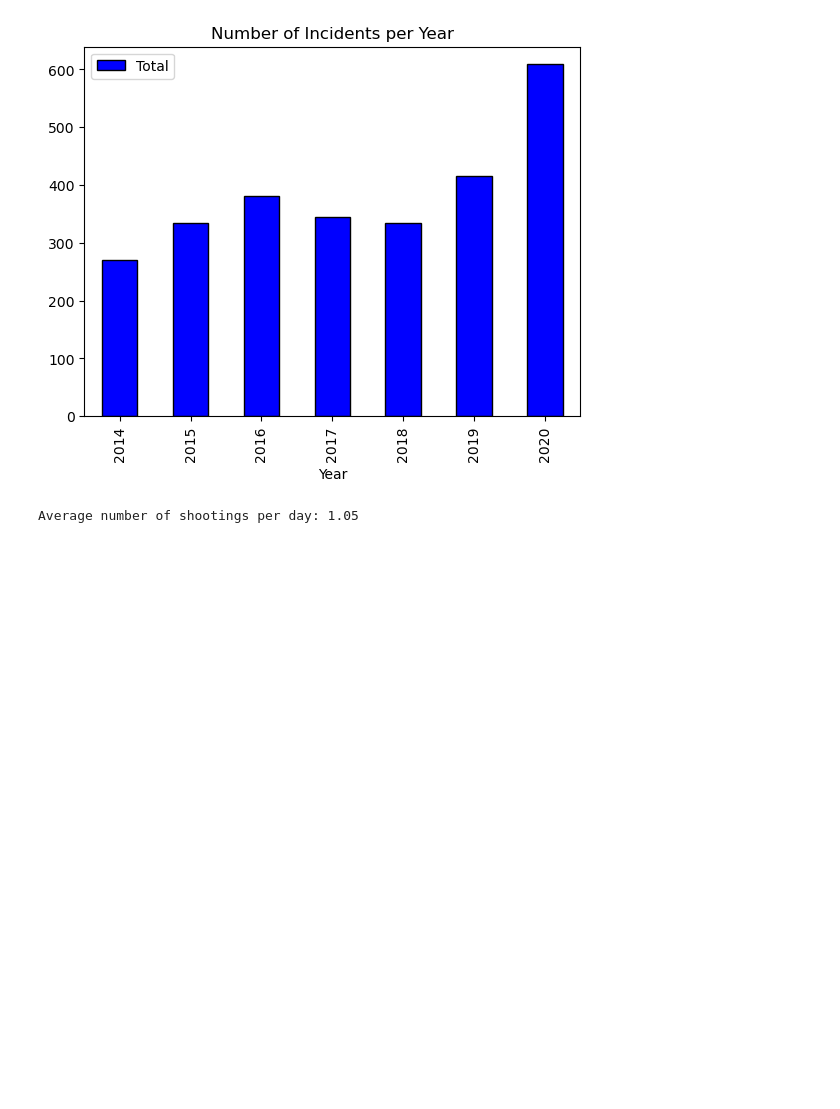
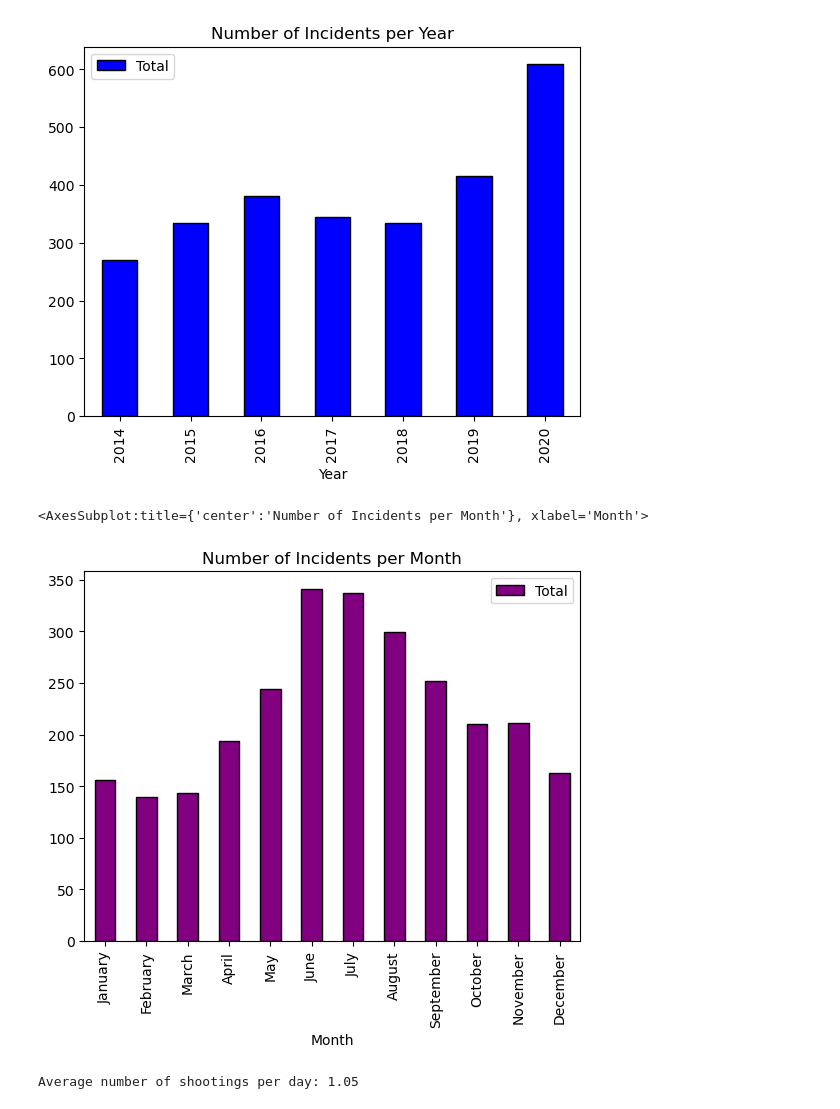
Before and after one commit to ubco-W2022T1-cosc301/project-group39, a Jupyter notebook: notebooks/analysis1.ipynb, the cells around one changed output. Saved outputs shown, nothing was run; the diff lists cells and outputs as text; code cells hidden in the pictures; blank space fills up the shorter version.

```diff
--- a/notebooks/analysis1.ipynb
+++ b/notebooks/analysis1.ipynb
@@ -73,6 +73,18 @@ df_year.plot(kind = 'bar', title = 'Number of Incidents per Year', facecolor = '
 # %% [output]
 <AxesSubplot:title={'center':'Number of Incidents per Year'}, xlabel='Year'>
 [figure]
+# %%
+df_month = df_cleaned.groupby('Month').count()
+df_month = df_month.drop('Year', axis=1)
+df_month = df_month.drop('State', axis=1)
+df_month = df_month.drop('City/County', axis=1)
+df_month = df_month.drop('Killed', axis=1)
+df_month = df_month.drop('Injured', axis=1)
+df_month = df_month.reindex(['January','February','March','April','May','June','July','August','September','October','November','December'])
+df_month.plot(kind = 'bar', title = 'Number of Incidents per Month', facecolor = 'purple', edgecolor = 'black')
+# %% [output]
+<AxesSubplot:title={'center':'Number of Incidents per Month'}, xlabel='Month'>
+[figure, added]
 # %%
 a = len(df_cleaned)
 b = 365*7
```
Also changed, not shown: parts of 3 cells of this notebook, 3 other files.
